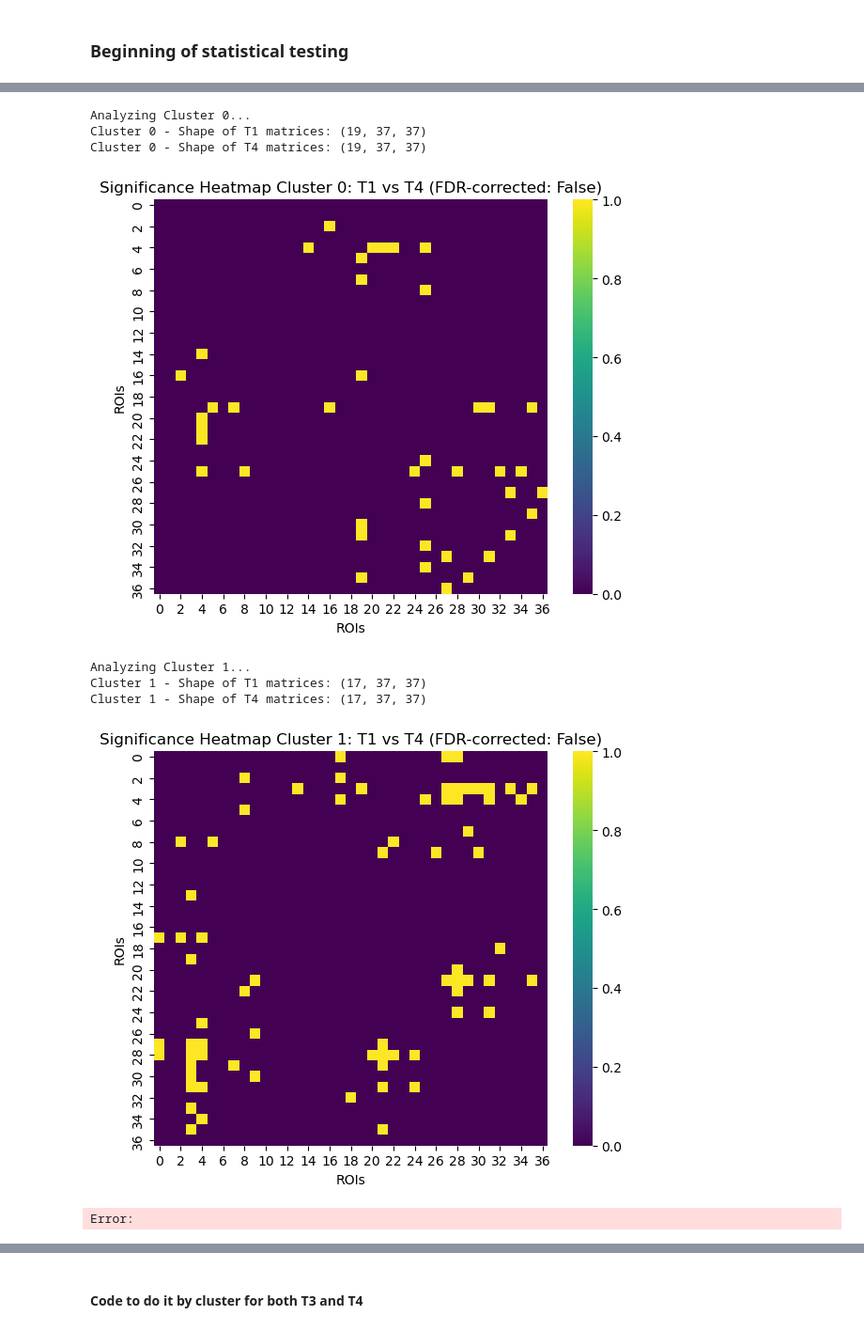
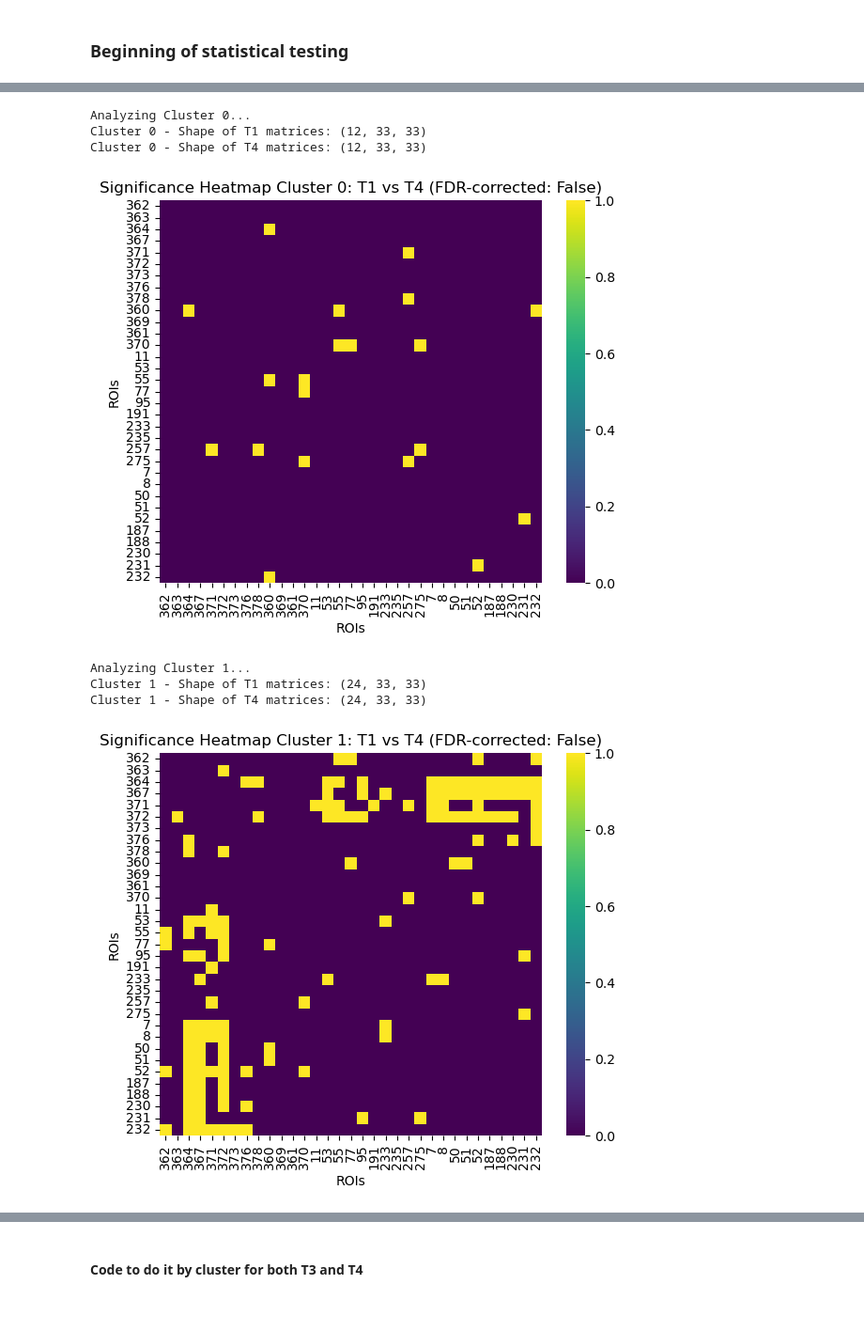
Before and after one commit to maylismlr/uphummel_MA4, a Jupyter notebook: clustering.ipynb, the cells around one changed output, grey strips where cells are left out. Shown at 94% size. Saved outputs shown, nothing was run; the diff lists cells and outputs as text; code cells hidden in the pictures.

Commit message:
start of longitudinal analysis fro hevav score

```diff
--- a/clustering.ipynb
+++ b/clustering.ipynb
@@ -159,0 +157,10 @@ Error:
+# %%
+t1_t4_matrices_labeled, clusters, silhouette_scores, pca_features, scaler, pca, all_features, feature_names = functions.cluster_subjects(
+    t1_t4_matrices,
+    selected_rois_labels,
+    matrix_column='T1_matrix',
+    numerical_cols=numerical_cols,
+    categorical_cols=categorical_cols
+)
+
+importance_df = functions.compute_feature_importance(all_features, clusters, feature_names)
@@ -186,15 +199,14 @@ Error:
 # %%
-results = functions.get_sig_matrix(t1_t4_matrices_labeled, tp=4, correction=False, alpha=0.05, cluster=True)
+results = functions.get_sig_matrix(t1_t4_matrices_labeled, rois, tp=4, correction=False, alpha=0.05, cluster=True)
 # %% [output]
 Analyzing Cluster 0...
-Cluster 0 - Shape of T1 matrices: (19, 37, 37)
-Cluster 0 - Shape of T4 matrices: (19, 37, 37)
+Cluster 0 - Shape of T1 matrices: (12, 33, 33)
+Cluster 0 - Shape of T4 matrices: (12, 33, 33)
-[figure, old version]
+[figure, new version]
 Analyzing Cluster 1...
-Cluster 1 - Shape of T1 matrices: (17, 37, 37)
-Cluster 1 - Shape of T4 matrices: (17, 37, 37)
+Cluster 1 - Shape of T1 matrices: (24, 33, 33)
+Cluster 1 - Shape of T4 matrices: (24, 33, 33)
-[figure, old version]
+[figure, new version]
-Error:
 # %%
 functions.get_sig_matrix(t1_t3_matrices, rois, tp=3, correction=True, alpha=0.05, cluster=False)
 functions.get_sig_matrix(t1_t3_matrices, rois, tp=3, correction=False, alpha=0.05, cluster=False)
```
Also changed, not shown: parts of 20 cells of this notebook, 2 other files.
